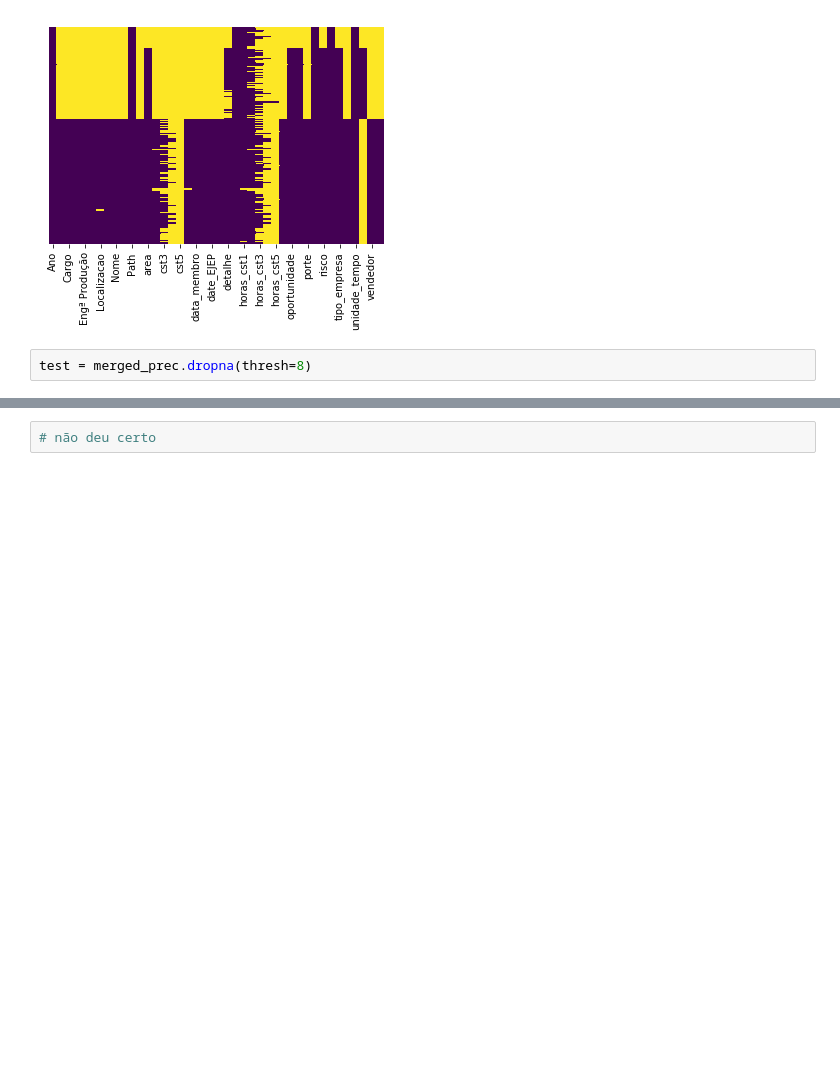
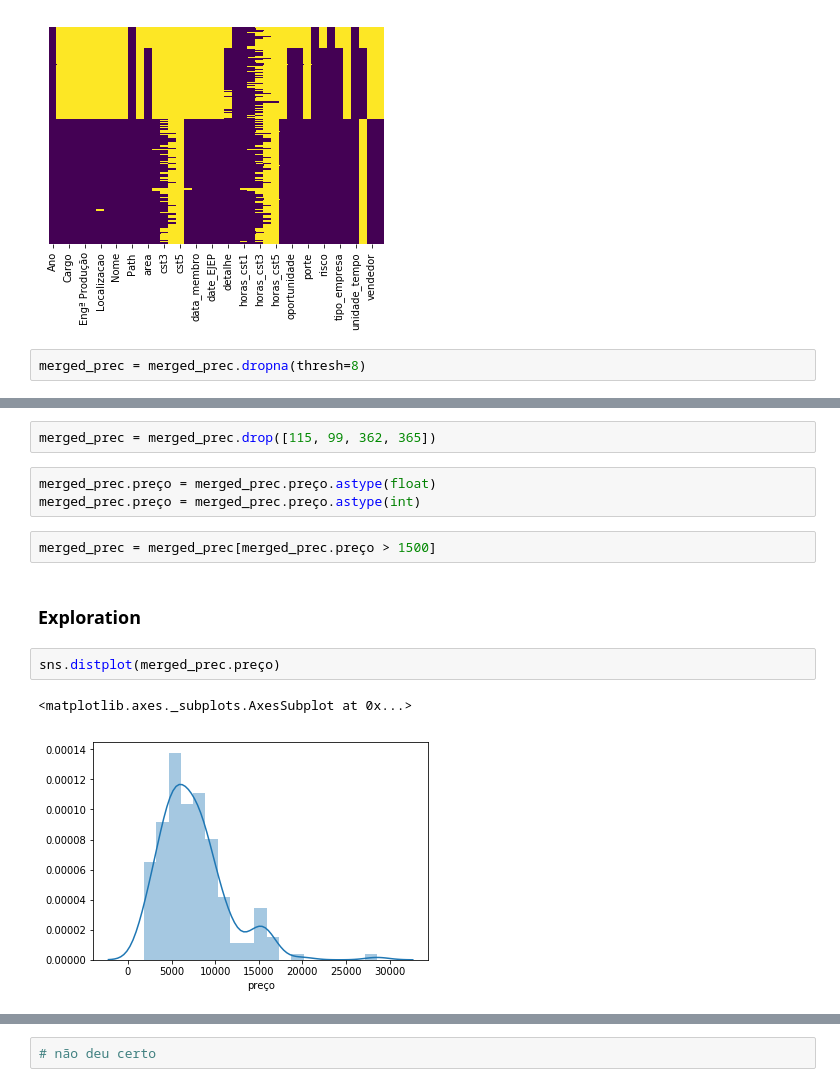
Before and after one commit to tiagoshin/sales_prediction, a Jupyter notebook: Data_integration.ipynb, the cells around one changed output, grey strips where cells are left out. Saved outputs shown, nothing was run; the diff lists cells and outputs as text; blank space fills up the shorter version.

Commit message:
cleaning and exploration

```diff
--- a/Data_integration.ipynb
+++ b/Data_integration.ipynb
@@ -86,6 +85,6 @@ sns.heatmap(merged_prec.isnull(), yticklabels = False, cbar = False, cmap='virid
 <matplotlib.axes._subplots.AxesSubplot at 0x...>
 [figure]
 # %%
-test = merged_prec.dropna(thresh=8)
+merged_prec = merged_prec.dropna(thresh=8)
 # %%
 figsize=(10,30)
@@ -109,0 +116,14 @@ Name: Ano, dtype: int64
+# %%
+merged_prec = merged_prec.drop([115, 99, 362, 365])
+# %%
+merged_prec.preço = merged_prec.preço.astype(float)
+merged_prec.preço = merged_prec.preço.astype(int)
+# %%
+merged_prec = merged_prec[merged_prec.preço > 1500]
+# %% [markdown]
+### Exploration
+# %%
+sns.distplot(merged_prec.preço)
+# %% [output]
+<matplotlib.axes._subplots.AxesSubplot at 0x...>
+[figure, added]
```
Also changed, not shown: parts of 13 cells of this notebook.
